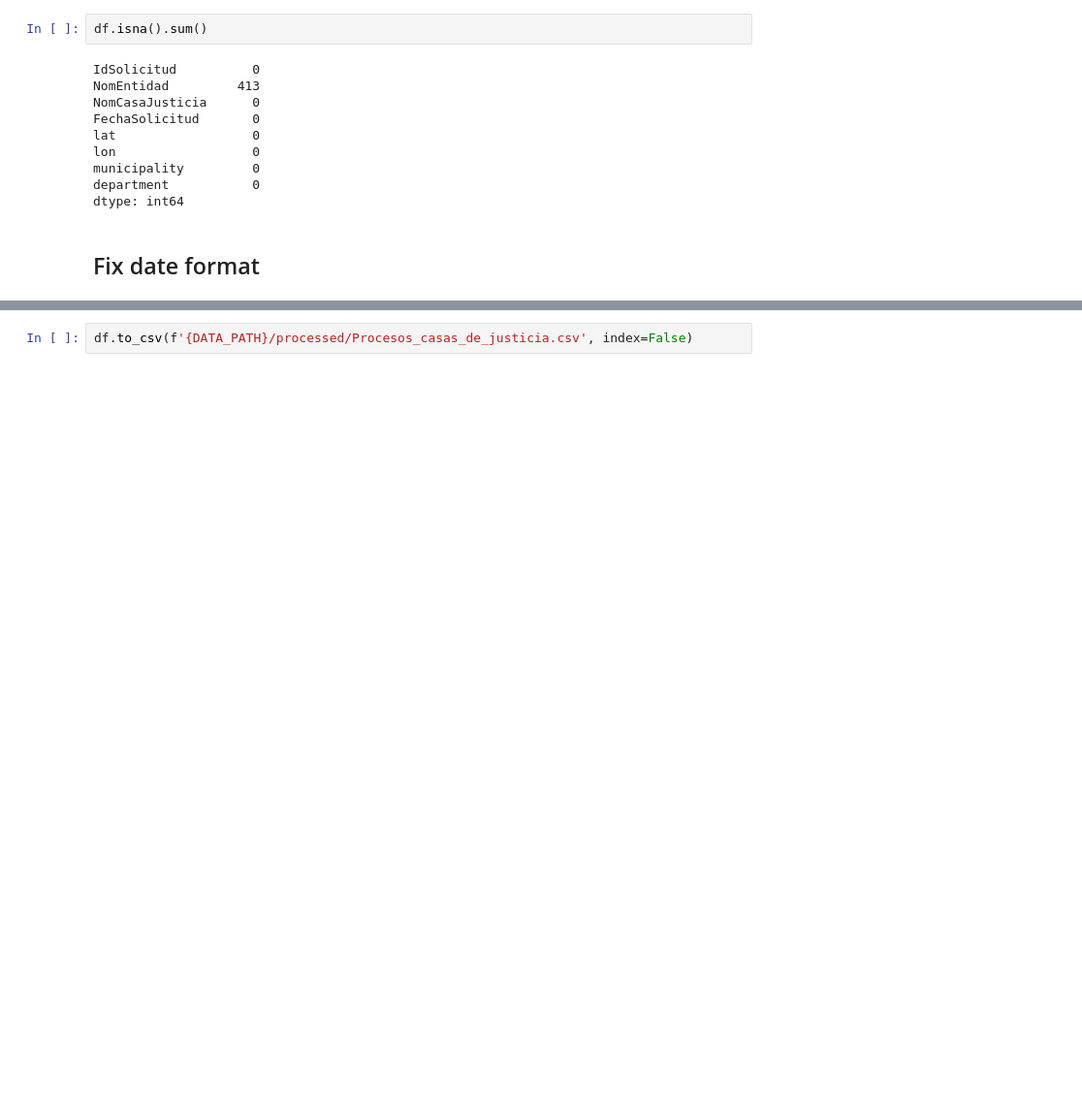
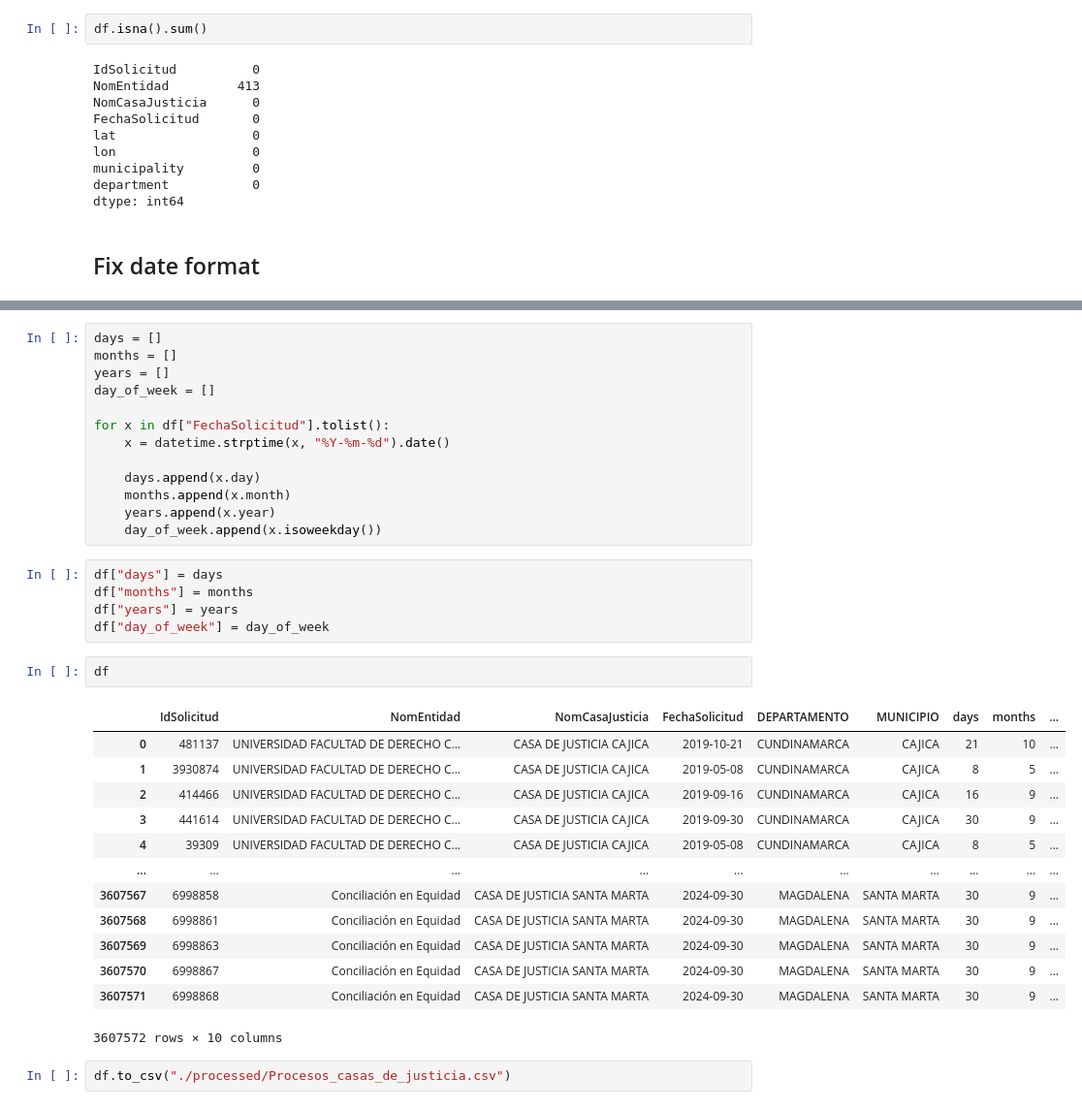
Before and after one commit to dosquisd/Datos-a-la-U, a Jupyter notebook: backend/data/procesos_casas_de_justicia.ipynb, the cells around one changed output, grey strips where cells are left out. Shown at 97% size. Saved outputs shown, nothing was run; the diff lists cells and outputs as text; blank space fills up the shorter version.

Commit message:
Update processes in courthouses

```diff
--- a/backend/data/procesos_casas_de_justicia.ipynb
+++ b/backend/data/procesos_casas_de_justicia.ipynb
@@ -205,2 +228,36 @@ df
+# %%
+days = []
+months = []
+years = []
+day_of_week = []
+
+for x in df["FechaSolicitud"].tolist():
+    x = datetime.strptime(x, "%Y-%m-%d").date()
+
+    days.append(x.day)
+    months.append(x.month)
+    years.append(x.year)
+    day_of_week.append(x.isoweekday())
+# %%
+df["days"] = days
+df["months"] = months
+df["years"] = years
+df["day_of_week"] = day_of_week
+# %%
+df
+# %% [output]
+|  | IdSolicitud | NomEntidad | NomCasaJusticia | FechaSolicitud | DEPARTAMENTO | MUNICIPIO | days | months | ... |
+| 0 | 481137 | UNIVERSIDAD FACULTAD DE DERECHO C... | CASA DE JUSTICIA CAJICA | 2019-10-21 | CUNDINAMARCA | CAJICA | 21 | 10 | ... |
+| 1 | 3930874 | UNIVERSIDAD FACULTAD DE DERECHO C... | CASA DE JUSTICIA CAJICA | 2019-05-08 | CUNDINAMARCA | CAJICA | 8 | 5 | ... |
+| 2 | 414466 | UNIVERSIDAD FACULTAD DE DERECHO C... | CASA DE JUSTICIA CAJICA | 2019-09-16 | CUNDINAMARCA | CAJICA | 16 | 9 | ... |
+| 3 | 441614 | UNIVERSIDAD FACULTAD DE DERECHO C... | CASA DE JUSTICIA CAJICA | 2019-09-30 | CUNDINAMARCA | CAJICA | 30 | 9 | ... |
+| 4 | 39309 | UNIVERSIDAD FACULTAD DE DERECHO C... | CASA DE JUSTICIA CAJICA | 2019-05-08 | CUNDINAMARCA | CAJICA | 8 | 5 | ... |
+| ... | ... | ... | ... | ... | ... | ... | ... | ... | ... |
+| 3607567 | 6998858 | Conciliación en Equidad | CASA DE JUSTICIA SANTA MARTA | 2024-09-30 | MAGDALENA | SANTA MARTA | 30 | 9 | ... |
+| 3607568 | 6998861 | Conciliación en Equidad | CASA DE JUSTICIA SANTA MARTA | 2024-09-30 | MAGDALENA | SANTA MARTA | 30 | 9 | ... |
+| 3607569 | 6998863 | Conciliación en Equidad | CASA DE JUSTICIA SANTA MARTA | 2024-09-30 | MAGDALENA | SANTA MARTA | 30 | 9 | ... |
+| 3607570 | 6998867 | Conciliación en Equidad | CASA DE JUSTICIA SANTA MARTA | 2024-09-30 | MAGDALENA | SANTA MARTA | 30 | 9 | ... |
+| 3607571 | 6998868 | Conciliación en Equidad | CASA DE JUSTICIA SANTA MARTA | 2024-09-30 | MAGDALENA | SANTA MARTA | 30 | 9 | ... |
+3607572 rows × 10 columns
 # %%
-df.to_csv(f'{DATA_PATH}/processed/Procesos_casas_de_justicia.csv', index=False)
+df.to_csv("./processed/Procesos_casas_de_justicia.csv")
```
Also changed, not shown: parts of 18 cells of this notebook, 1 other file.
